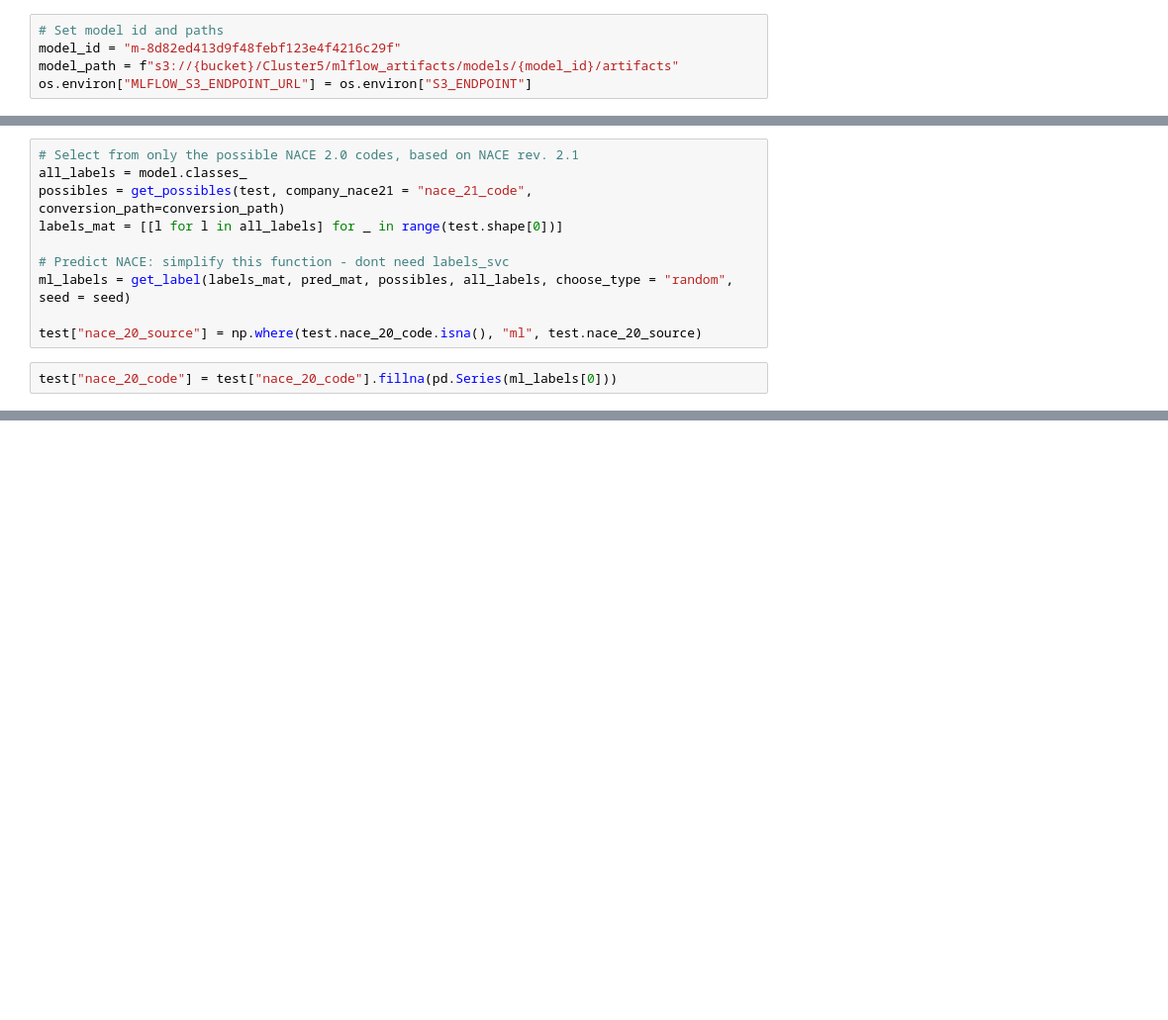
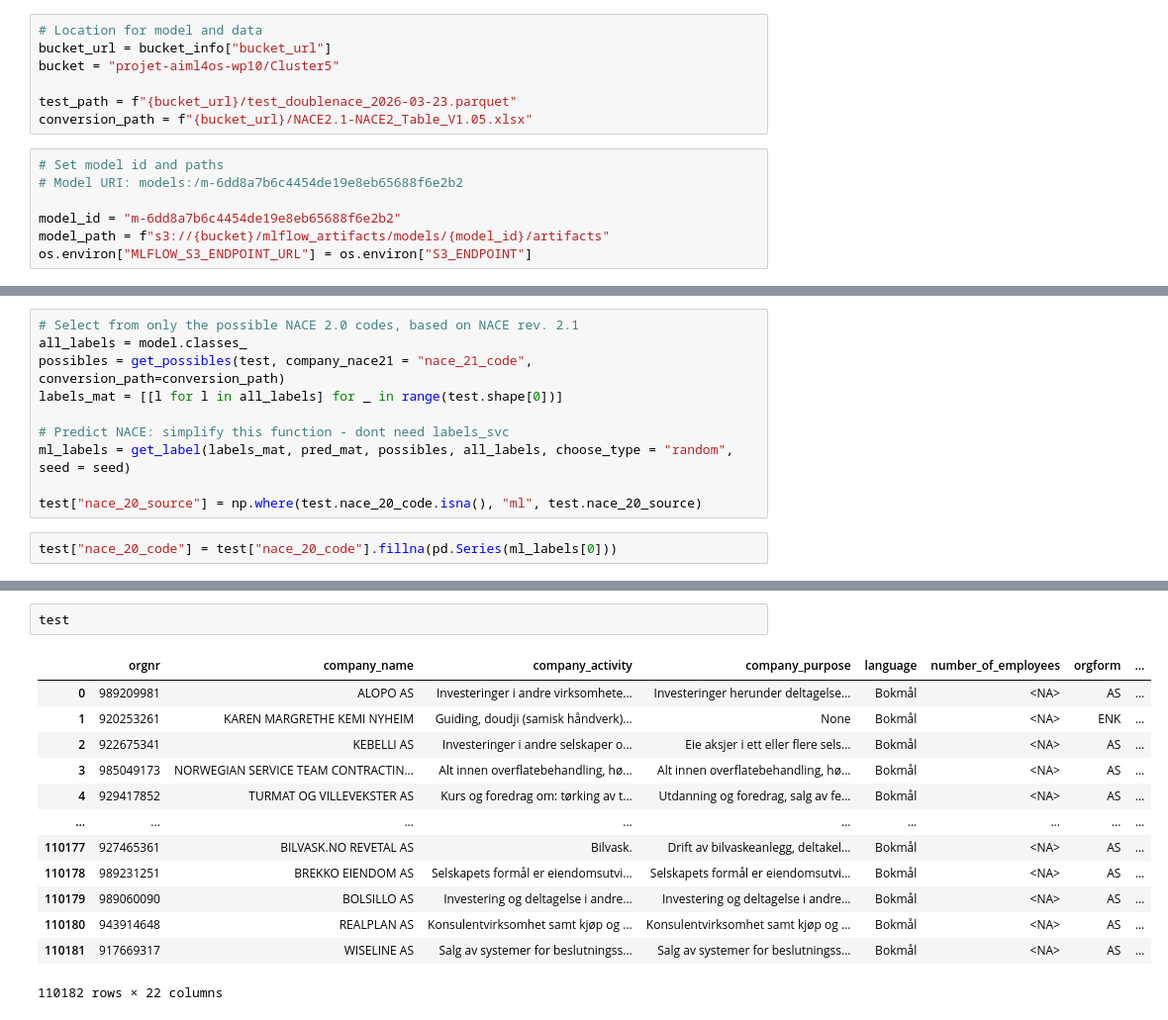
Before and after one commit to bto-ssb/WP10-Cluster5-backclassification, a Jupyter notebook: notebooks/02_back_classification.ipynb, the cells around one changed output, grey strips where cells are left out. Shown at 99% size. Saved outputs shown, nothing was run; the diff lists cells and outputs as text; blank space fills up the shorter version.

```diff
--- a/notebooks/02_back_classification.ipynb
+++ b/notebooks/02_back_classification.ipynb
@@ -34,5 +30,14 @@ conversion_path = f"{bucket_url}/Cluster5/NACE2.1-NACE2_Table_V1.05.xlsx"
+# %%
+# Location for model and data
+bucket_url = bucket_info["bucket_url"]
+bucket = "projet-aiml4os-wp10/Cluster5"
+
+test_path = f"{bucket_url}/test_doublenace_2026-03-23.parquet"
+conversion_path = f"{bucket_url}/NACE2.1-NACE2_Table_V1.05.xlsx"
 # %%
 # Set model id and paths
-model_id = "m-8d82ed413d9f48febf123e4f4216c29f"
-model_path = f"s3://{bucket}/Cluster5/mlflow_artifacts/models/{model_id}/artifacts"
+# Model URI: models:/m-6dd8a7b6c4454de19e8eb65688f6e2b2
+
+model_id = "m-6dd8a7b6c4454de19e8eb65688f6e2b2"
+model_path = f"s3://{bucket}/mlflow_artifacts/models/{model_id}/artifacts"
 os.environ["MLFLOW_S3_ENDPOINT_URL"] = os.environ["S3_ENDPOINT"]
@@ -146,0 +215,16 @@ print(f"Number still missing nace 2.0: {test.nace_20_code.isna().sum()}")
+# %%
+test
+# %% [output]
+|  | orgnr | company_name | company_activity | company_purpose | language | number_of_employees | orgform | ... |
+| 0 | 989209981 | ALOPO AS | Investeringer i andre virksomhete... | Investeringer herunder deltagelse... | Bokmål | <NA> | AS | ... |
+| 1 | 920253261 | KAREN MARGRETHE KEMI NYHEIM | Guiding, doudji (samisk håndverk)... | None | Bokmål | <NA> | ENK | ... |
+| 2 | 922675341 | KEBELLI AS | Investeringer i andre selskaper o... | Eie aksjer i ett eller flere sels... | Bokmål | <NA> | AS | ... |
+| 3 | 985049173 | NORWEGIAN SERVICE TEAM CONTRACTIN... | Alt innen overflatebehandling, hø... | Alt innen overflatebehandling, hø... | Bokmål | <NA> | AS | ... |
+| 4 | 929417852 | TURMAT OG VILLEVEKSTER AS | Kurs og foredrag om: tørking av t... | Utdanning og foredrag, salg av fe... | Bokmål | <NA> | AS | ... |
+| ... | ... | ... | ... | ... | ... | ... | ... | ... |
+| 110177 | 927465361 | BILVASK.NO REVETAL AS | Bilvask. | Drift av bilvaskeanlegg, deltakel... | Bokmål | <NA> | AS | ... |
+| 110178 | 989231251 | BREKKO EIENDOM AS | Selskapets formål er eiendomsutvi... | Selskapets formål er eiendomsutvi... | Bokmål | <NA> | AS | ... |
+| 110179 | 989060090 | BOLSILLO AS | Investering og deltagelse i andre... | Investering og deltagelse i andre... | Bokmål | <NA> | AS | ... |
+| 110180 | 943914648 | REALPLAN AS | Konsulentvirksomhet samt kjøp og ... | Konsulentvirksomhet samt kjøp og ... | Bokmål | <NA> | AS | ... |
+| 110181 | 917669317 | WISELINE AS | Salg av systemer for beslutningss... | Salg av systemer for beslutningss... | Bokmål | <NA> | AS | ... |
+110182 rows × 22 columns
```
Also changed, not shown: parts of 15 cells of this notebook, 2 other files.
